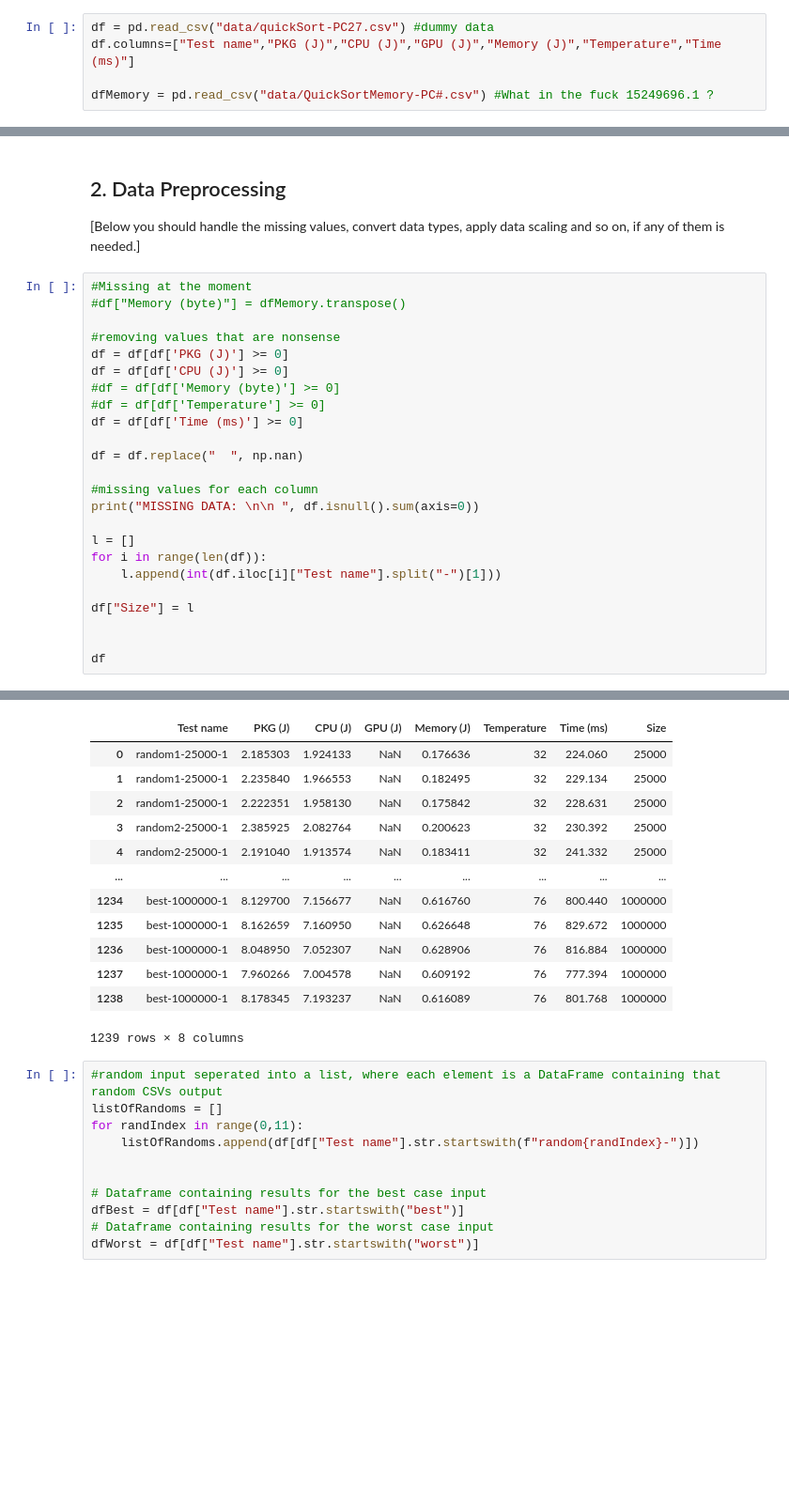
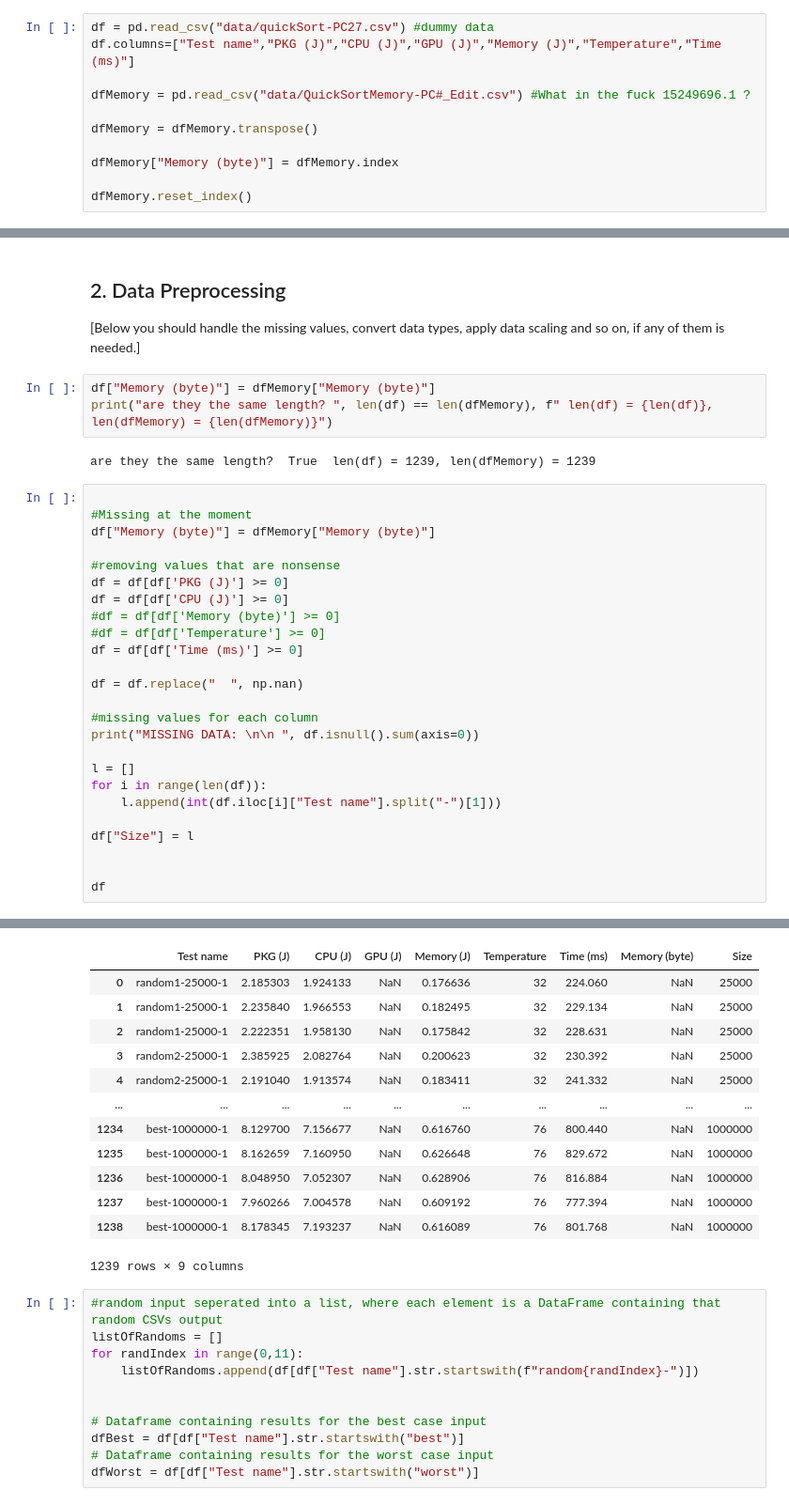
Before and after one commit to hrallil/Data-science-and-visualisation, a Jupyter notebook: Mini project/Group_12_report.ipynb, the cells around one changed output, grey strips where cells are left out. Shown at 94% size. Drawn from its saved outputs; the diff is of its cells as text; blank space fills up the shorter version.

```diff
--- a/Mini project/Group_12_report.ipynb
+++ b/Mini project/Group_12_report.ipynb
@@ -64,4 +65,10 @@ import numpy as np
 df = pd.read_csv("data/quickSort-PC27.csv") #dummy data
 df.columns=["Test name","PKG (J)","CPU (J)","GPU (J)","Memory (J)","Temperature","Time (ms)"]
 
-dfMemory = pd.read_csv("data/QuickSortMemory-PC#.csv") #What in the fuck 15249696.1 ?
+dfMemory = pd.read_csv("data/QuickSortMemory-PC#_Edit.csv") #What in the fuck 15249696.1 ?
+
+dfMemory = dfMemory.transpose()
+
+dfMemory["Memory (byte)"] = dfMemory.index
+
+dfMemory.reset_index()
@@ -69,9 +90,15 @@ dfMemory = pd.read_csv("data/QuickSortMemory-PC#.csv") #What in the fuck 1524969
 ## 2. Data Preprocessing
 
 [Below you should handle the missing values, convert data types, apply data scaling and so on, if any of them is needed.]
+# %%
+df["Memory (byte)"] = dfMemory["Memory (byte)"]
+print("are they the same length? ", len(df) == len(dfMemory), f" len(df) = {len(df)}, len(dfMemory) = {len(dfMemory)}")
+# %% [output]
+are they the same length?  True  len(df) = 1239, len(dfMemory) = 1239
 # %%
+
 #Missing at the moment
-#df["Memory (byte)"] = dfMemory.transpose()
+df["Memory (byte)"] = dfMemory["Memory (byte)"]
 
 #removing values that are nonsense
 df = df[df['PKG (J)'] >= 0]
@@ -106,17 +134,17 @@ Time (ms)         0
 dtype: int64
-|  | Test name | PKG (J) | CPU (J) | GPU (J) | Memory (J) | Temperature | Time (ms) | Size |
-| 0 | random1-25000-1 | 2.185303 | 1.924133 | NaN | 0.176636 | 32 | 224.060 | 25000 |
-| 1 | random1-25000-1 | 2.235840 | 1.966553 | NaN | 0.182495 | 32 | 229.134 | 25000 |
-| 2 | random1-25000-1 | 2.222351 | 1.958130 | NaN | 0.175842 | 32 | 228.631 | 25000 |
-| 3 | random2-25000-1 | 2.385925 | 2.082764 | NaN | 0.200623 | 32 | 230.392 | 25000 |
-| 4 | random2-25000-1 | 2.191040 | 1.913574 | NaN | 0.183411 | 32 | 241.332 | 25000 |
-| ... | ... | ... | ... | ... | ... | ... | ... | ... |
-| 1234 | best-1000000-1 | 8.129700 | 7.156677 | NaN | 0.616760 | 76 | 800.440 | 1000000 |
-| 1235 | best-1000000-1 | 8.162659 | 7.160950 | NaN | 0.626648 | 76 | 829.672 | 1000000 |
-| 1236 | best-1000000-1 | 8.048950 | 7.052307 | NaN | 0.628906 | 76 | 816.884 | 1000000 |
-| 1237 | best-1000000-1 | 7.960266 | 7.004578 | NaN | 0.609192 | 76 | 777.394 | 1000000 |
-| 1238 | best-1000000-1 | 8.178345 | 7.193237 | NaN | 0.616089 | 76 | 801.768 | 1000000 |
+|  | Test name | PKG (J) | CPU (J) | GPU (J) | Memory (J) | Temperature | Time (ms) | Memory (byte) | Size |
+| 0 | random1-25000-1 | 2.185303 | 1.924133 | NaN | 0.176636 | 32 | 224.060 | NaN | 25000 |
+| 1 | random1-25000-1 | 2.235840 | 1.966553 | NaN | 0.182495 | 32 | 229.134 | NaN | 25000 |
+| 2 | random1-25000-1 | 2.222351 | 1.958130 | NaN | 0.175842 | 32 | 228.631 | NaN | 25000 |
+| 3 | random2-25000-1 | 2.385925 | 2.082764 | NaN | 0.200623 | 32 | 230.392 | NaN | 25000 |
+| 4 | random2-25000-1 | 2.191040 | 1.913574 | NaN | 0.183411 | 32 | 241.332 | NaN | 25000 |
+| ... | ... | ... | ... | ... | ... | ... | ... | ... | ... |
+| 1234 | best-1000000-1 | 8.129700 | 7.156677 | NaN | 0.616760 | 76 | 800.440 | NaN | 1000000 |
+| 1235 | best-1000000-1 | 8.162659 | 7.160950 | NaN | 0.626648 | 76 | 829.672 | NaN | 1000000 |
+| 1236 | best-1000000-1 | 8.048950 | 7.052307 | NaN | 0.628906 | 76 | 816.884 | NaN | 1000000 |
+| 1237 | best-1000000-1 | 7.960266 | 7.004578 | NaN | 0.609192 | 76 | 777.394 | NaN | 1000000 |
+| 1238 | best-1000000-1 | 8.178345 | 7.193237 | NaN | 0.616089 | 76 | 801.768 | NaN | 1000000 |
-1239 rows × 8 columns
+1239 rows × 9 columns
 # %%
 #random input seperated into a list, where each element is a DataFrame containing that random CSVs output
 listOfRandoms = []
```
Also changed, not shown: parts of 19 cells of this notebook, 9 other files.
